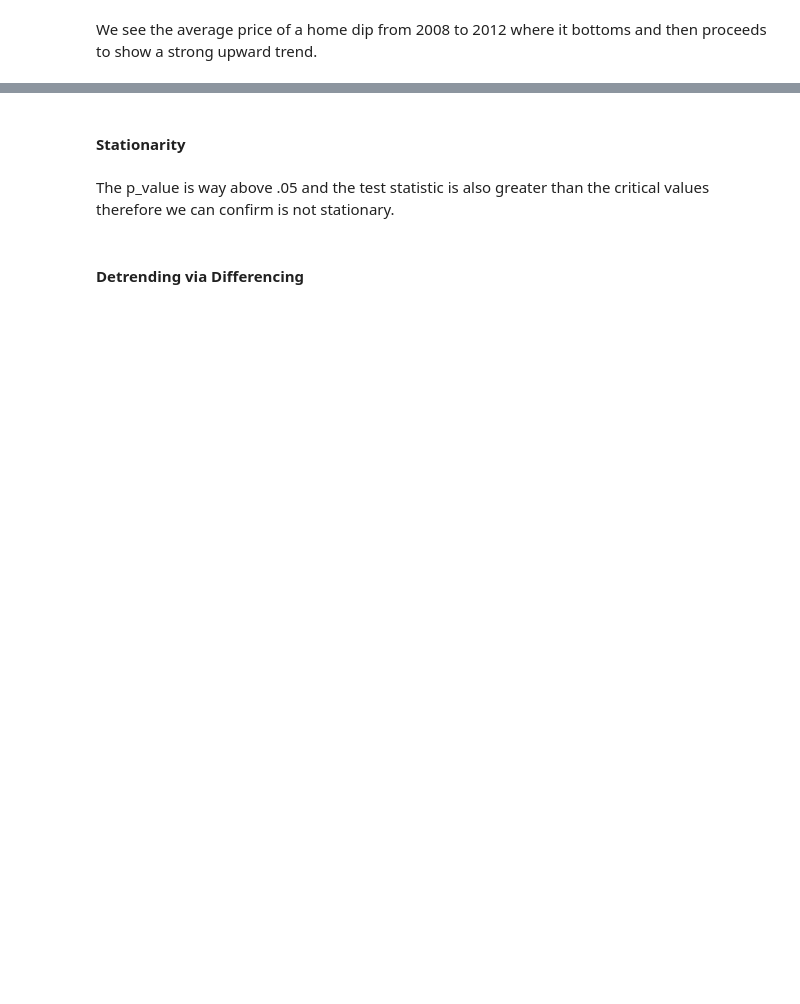
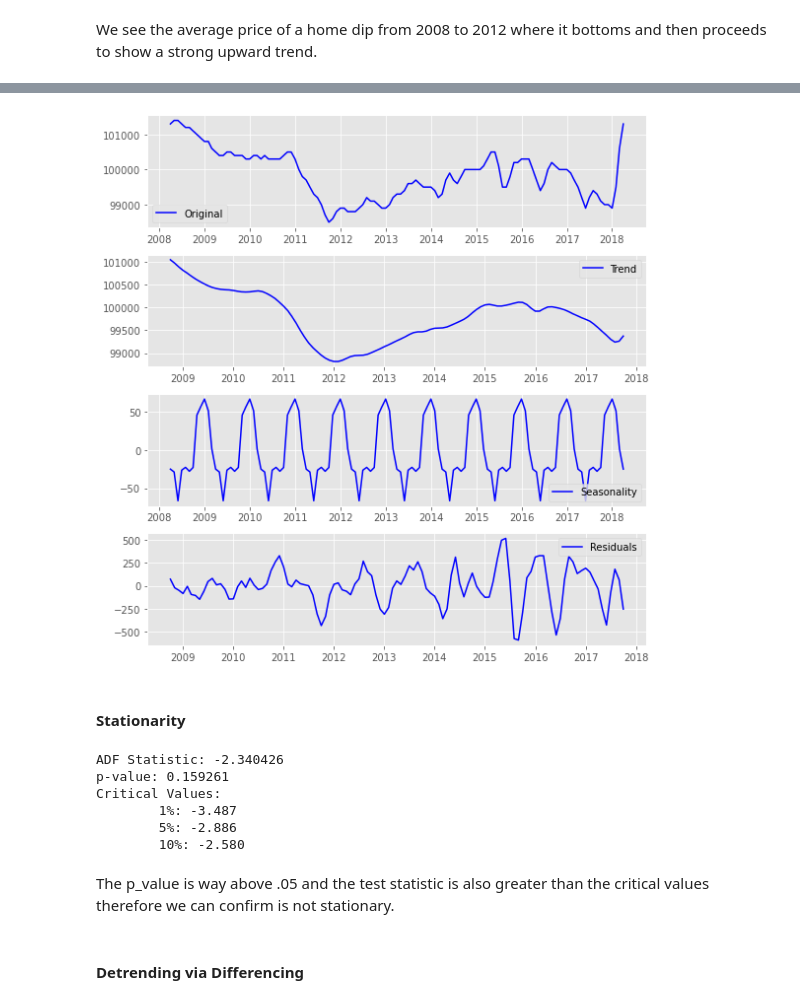
Before and after one commit to jsherman918/ZillowTimeSeries, a Jupyter notebook: time-series/starter_notebook.ipynb, the cells around one changed output, grey strips where cells are left out. Cells and saved outputs as stored; diff of their text form; code cells hidden in the pictures; blank space fills up the shorter version.

```diff
--- a/time-series/starter_notebook.ipynb
+++ b/time-series/starter_notebook.ipynb
@@ -553,6 +668,6 @@ We see the average price of a home dip from 2008 to 2012 where it bottoms and th
 # checking for trend, seasonality and residuals in data
 from statsmodels.tsa.seasonal import seasonal_decompose
 # %%
-#creating df for lowest 10 year CV
-cvzip= dfts[dfts['Zipcode']== '64836']
-cvzip
+#creating df for lowest 10 year cv
+zip10= dfts[dfts['Zipcode']== '64836']
+zip10
@@ -561,0 +689,3 @@ cvz
+# %%
+zip10= zip10['Median Price']
+zip10
@@ -590,3 +732,8 @@ seasonal_decomposition(cvz)
+# %%
+#decompoising zip10
+seasonal_decomposition(zip10)
+# %% [output]
+[figure, added]
 # %% [markdown]
 #### Stationarity
 # %%
@@ -600,7 +747,14 @@ def check_stationarity(df):
     for key, value in result[4].items():
         print('\t%s: %.3f' % (key, value))
 # %%
-check_stationarity(cvz)
+check_stationarity(zip10)
+# %% [output]
+ADF Statistic: -2.340426
+p-value: 0.159261
+Critical Values:
+        1%: -3.487
+        5%: -2.886
+        10%: -2.580
 # %% [markdown]
 The p_value is way above .05 and the test statistic is also greater than the critical values therefore we can confirm is not stationary.
 # %% [markdown]
```
Also changed, not shown: parts of 93 cells of this notebook, 4 other files.
